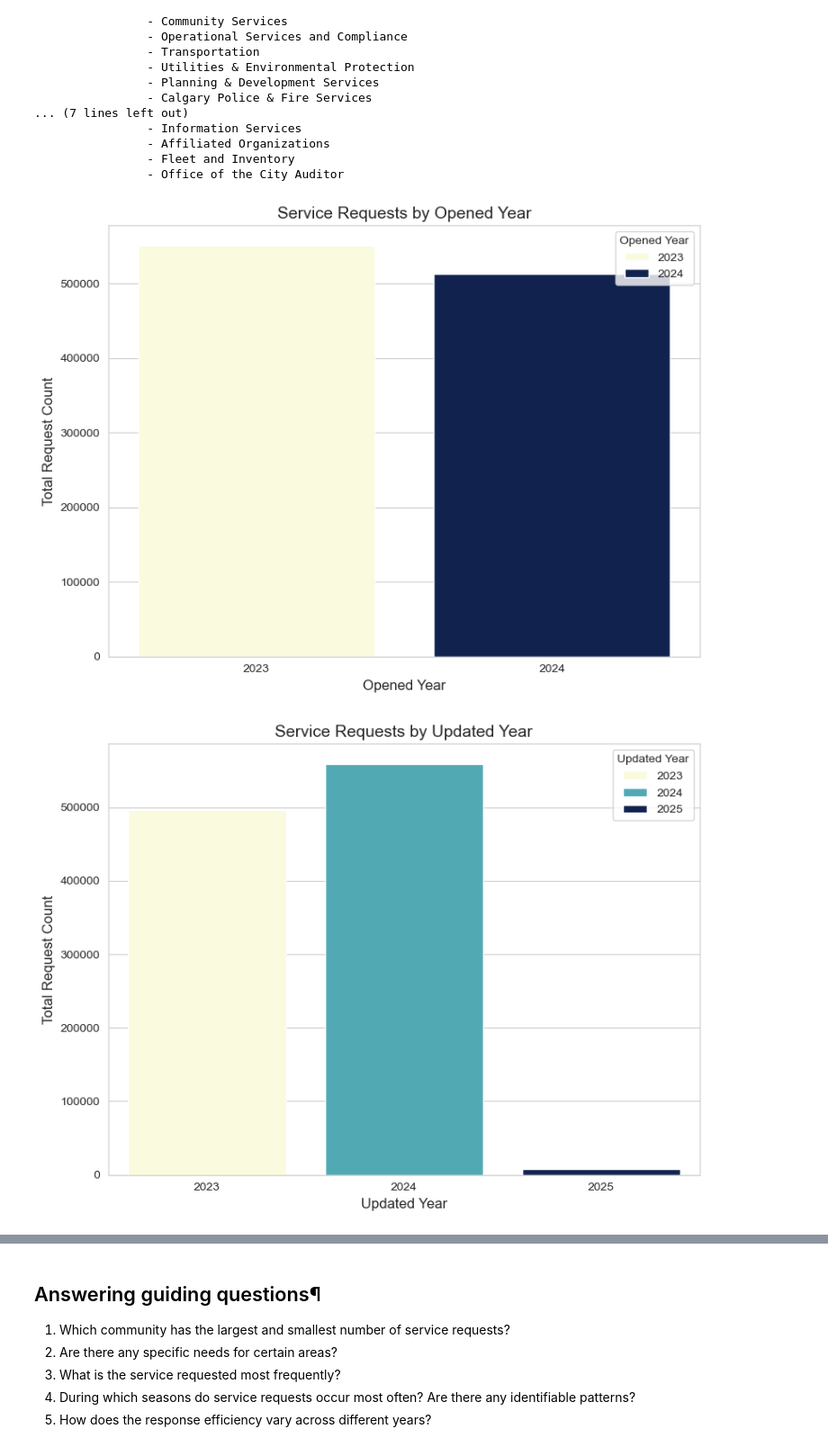
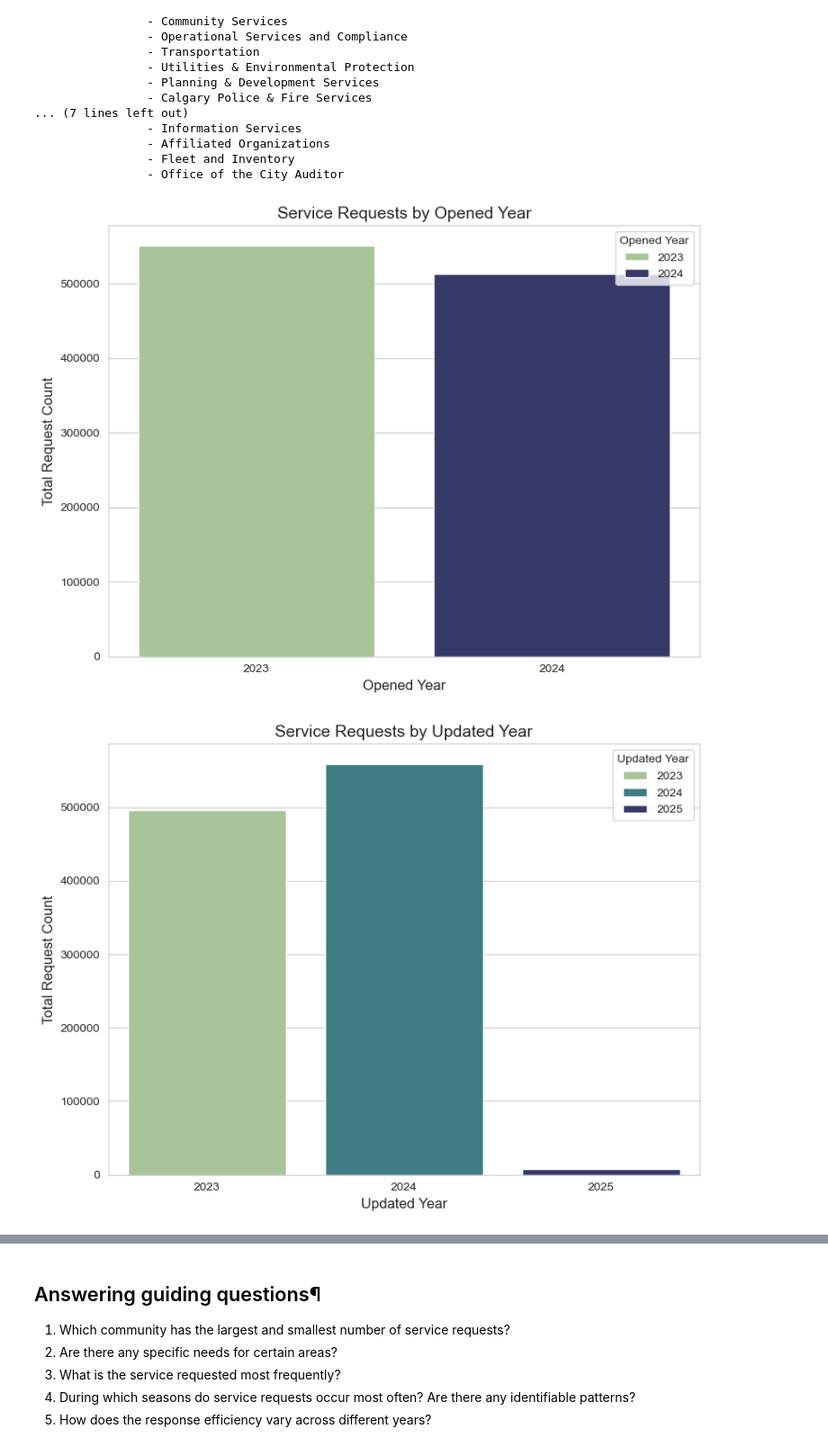
Before and after one commit to AnithaUofC/311ServiceRequests, a Jupyter notebook: Report.ipynb, the cells around one changed output, grey strips where cells are left out. Shown at 90% size. Cells and saved outputs as stored; diff of their text form; code cells hidden in the pictures.

```diff
--- a/Report.ipynb
+++ b/Report.ipynb
@@ -742,28 +735,28 @@ for agency in agencies:
 requests_by_year = df.groupby('request_year')['service_request_id'].count().reset_index()
 requests_by_year.columns = ['Opened Year', 'Total Request Count']
 plt.figure(figsize=(8, 6))
-sns.barplot(data=requests_by_year, x='Opened Year', y='Total Request Count', palette='YlGnBu', hue = 'Opened Year')
+sns.barplot(data=requests_by_year, x='Opened Year', y='Total Request Count', palette='crest', hue = 'Opened Year')
 plt.title('Service Requests by Opened Year', fontsize=14)
 plt.xlabel('Opened Year', fontsize=12)
 plt.ylabel('Total Request Count', fontsize=12)
 plt.tight_layout()
 plt.show()
 # %% [output]
-[figure, old version]
+[figure, new version]
 # %%
 # Updated requests by year
 
 requests_by_year = df.groupby('update_year')['service_request_id'].count().reset_index()
 requests_by_year.columns = ['Updated Year', 'Total Request Count']
 plt.figure(figsize=(8, 6))
-sns.barplot(data=requests_by_year, x='Updated Year', y='Total Request Count', palette='YlGnBu', hue='Updated Year')
+sns.barplot(data=requests_by_year, x='Updated Year', y='Total Request Count', palette='crest', hue='Updated Year')
 plt.title('Service Requests by Updated Year', fontsize=14)
 plt.xlabel('Updated Year', fontsize=12)
 plt.ylabel('Total Request Count', fontsize=12)
 plt.tight_layout()
 plt.show()
 # %% [output]
-[figure, old version]
+[figure, new version]
 # %%
 # Closed requests by year
 
```
Also changed, not shown: parts of 15 cells of this notebook.
